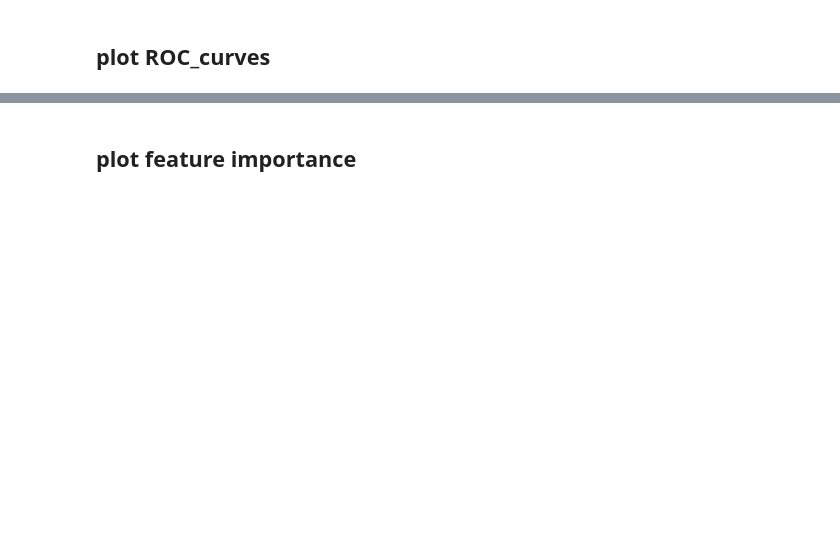
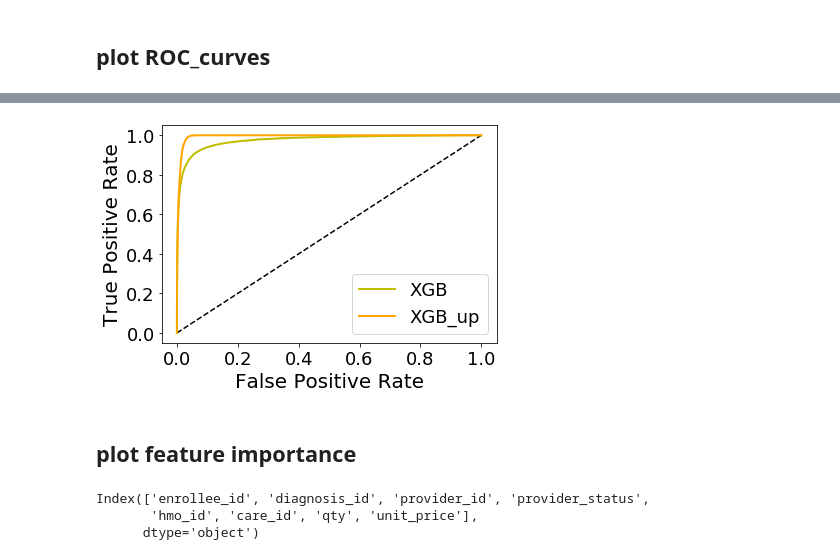
Before and after one commit to Shunling/Insight_HealthDataScience, a Jupyter notebook: Projects/P3/Add_Diagnosis.ipynb, the cells around one changed output, grey strips where cells are left out. Saved outputs shown, nothing was run; the diff lists cells and outputs as text; code cells hidden in the pictures; blank space fills up the shorter version.

```diff
--- a/Projects/P3/Add_Diagnosis.ipynb
+++ b/Projects/P3/Add_Diagnosis.ipynb
@@ -418,9 +515,9 @@ plt.legend(bbox_to_anchor=(1, 0.9), fontsize=13)#prop=dict(weight='bold')
 # %% [markdown]
 ## plot ROC_curves
 # %%
-model_xgb = pickle.load(open("Models/xgb_up_tree15.dat", "rb"))
-model_nb = pickle.load(open("Models/nb.dat", "rb"))
-model_lgb = pickle.load(open("Models/lgb_up.dat", "rb"))
+model_xgb = pickle.load(open("Models/no_upsample/xgb.dat", "rb"))
+model_nb = pickle.load(open("Models/no_upsample/nb.dat", "rb"))
+model_lgb = pickle.load(open("Models/no_upsample/lgb.dat", "rb"))
 # %%
 xbg_curve = roc_curve(yuptest,model_xgb.predict_proba(Xuptest)[:,1])
 nb_curve = roc_curve(yuptest,model_nb.predict_proba(Xuptest)[:,1])
@@ -447,2 +601,6 @@ plot_roc_curves([nb_curve,xbg_curve,lgb_curve],['pink','lightgreen','royalblue']
+# %%
+plot_roc_curves([xgb,xgb_up],['y','orange'],['XGB','XGB_up'])
+# %% [output]
+[figure, added]
 # %% [markdown]
 ## plot feature importance
@@ -448,0 +609,6 @@ plot_roc_curves([nb_curve,xbg_curve,lgb_curve],['pink','lightgreen','royalblue']
+# %%
+X.columns
+# %% [output]
+Index(['enrollee_id', 'diagnosis_id', 'provider_id', 'provider_status',
+       'hmo_id', 'care_id', 'qty', 'unit_price'],
+      dtype='object')
```
Also changed, not shown: parts of 22 cells of this notebook.
